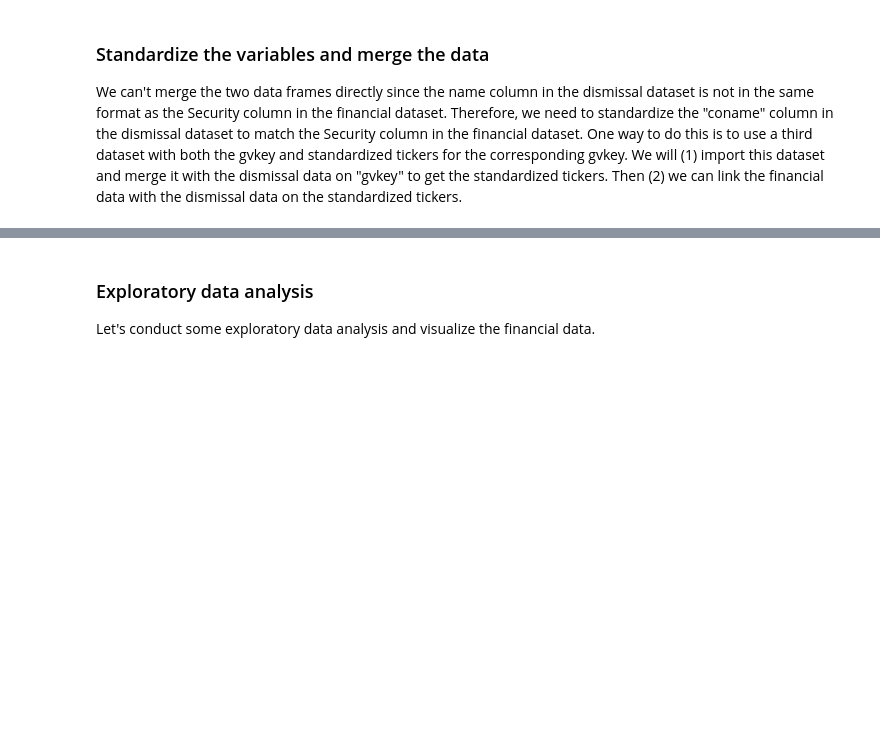
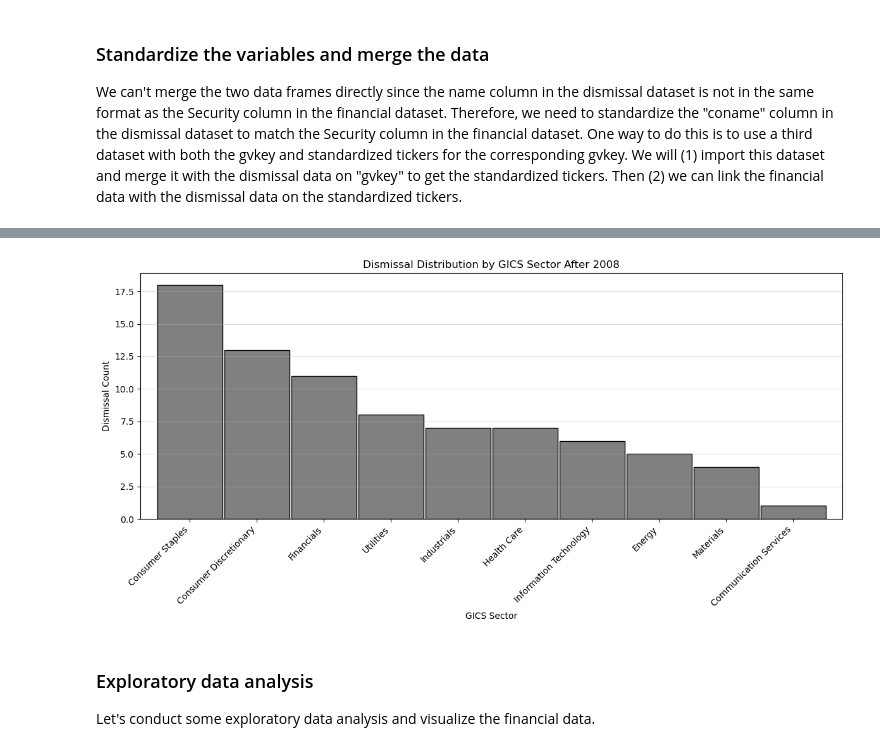
Before and after one commit to gkukish/CEO-Dismissal-Causal-Inference, a Jupyter notebook: Code/Clean/successful panel.ipynb, the cells around one changed output, grey strips where cells are left out. Drawn from its saved outputs; the diff is of its cells as text; code cells hidden in the pictures; blank space fills up the shorter version.

```diff
--- a/Code/Clean/successful panel.ipynb
+++ b/Code/Clean/successful panel.ipynb
@@ -95,4 +93,7 @@ standardized_names = dismissal.merge(codes[["gvkey","Compustat name","CRSP ticke
 # Check how many unique companies we have left in the dismissal data
 standardized_names = standardized_names.rename(columns={"CRSP ticker":"Symbol"})
 standardized_names["Compustat name"].nunique()
+standardized_names.dropna(subset=["Symbol"],inplace=True)
+standardized_names.reset_index(drop=True,inplace=True)
+standardized_names
 # %% [output]
@@ -100,3 +113,23 @@ standardized_names["Compustat name"].nunique()
+# %%
+# Dismissal per sector
+ceo_dismissal = standardized_names[standardized_names['ceo_dismissal'] == 1]
+ceo_dismissal = ceo_dismissal.merge(sp500df[['Symbol', 'Security', 'GICS Sector', 'GICS Sub-Industry']], on='Symbol', how='left')
+# Post 2008 dismissal
+ceo_dismissal = ceo_dismissal[ceo_dismissal['fyear'] >= 2008]
+ceo_dismissal.reset_index(drop=True,inplace=True)
+dismissal_by_sector = ceo_dismissal['GICS Sector'].value_counts()
+
+plt.figure(figsize=(12, 6))
+dismissal_by_sector.plot(kind='bar', color='grey', edgecolor='black', linewidth=1, width=0.97)
+plt.xlabel('GICS Sector')
+plt.ylabel('Dismissal Count')
+plt.title('Dismissal Distribution by GICS Sector After 2008')
+plt.xticks(rotation=45, ha='right')
+plt.grid(axis='y', alpha=0.4)
+plt.tight_layout()
+plt.show()
+# %% [output]
+[figure, added]
 # %% [markdown]
 ### Exploratory data analysis
 Let's conduct some exploratory data analysis and visualize the financial data.
```
Also changed, not shown: parts of 10 cells of this notebook.
